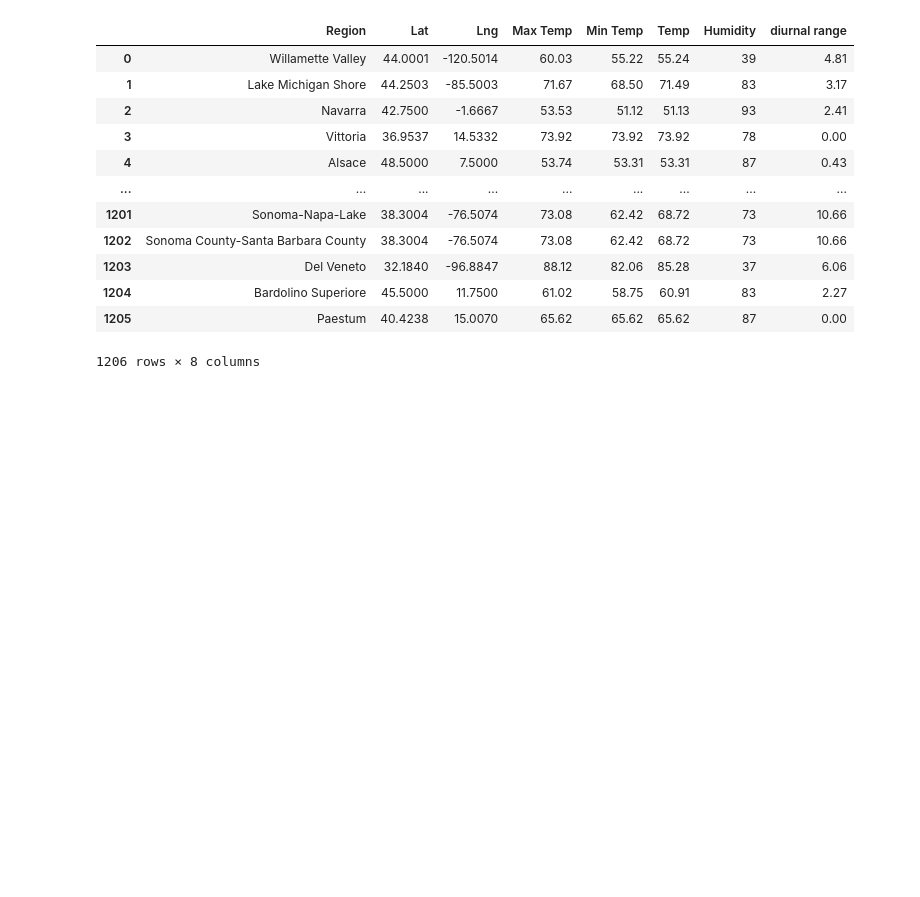
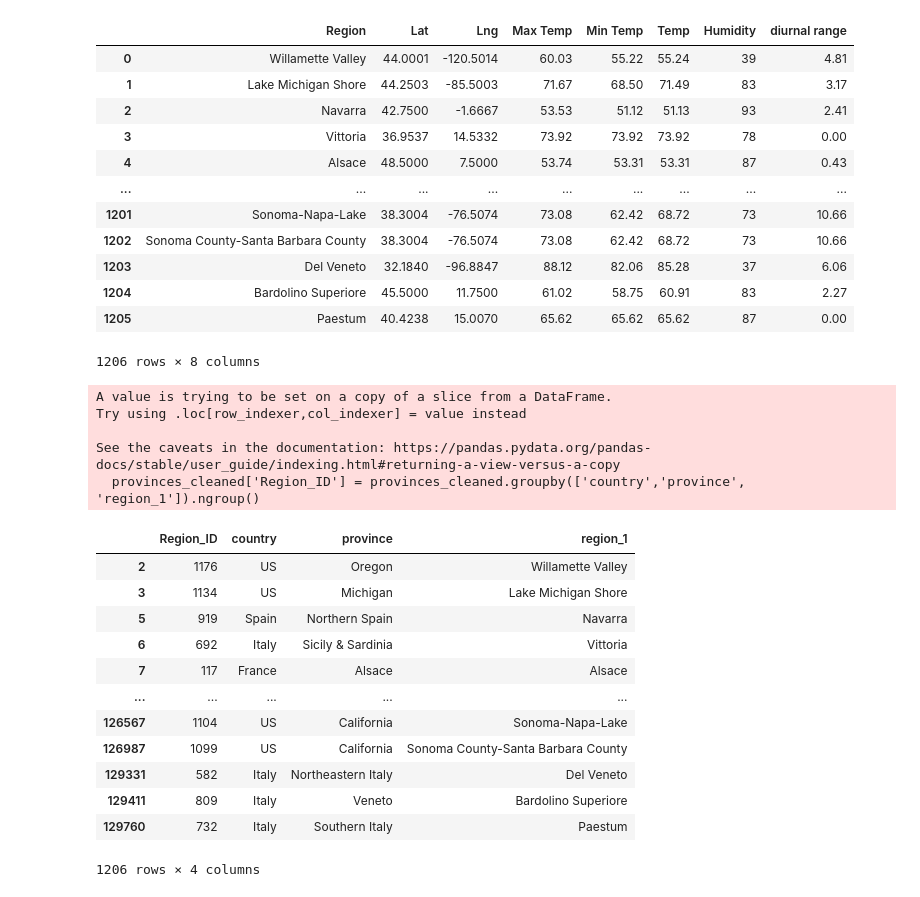
Before and after one commit to J-Schea29/ETL-Project, a Jupyter notebook: Wine_data.ipynb, the cells around one changed output. Cells and saved outputs as stored; diff of their text form; code cells hidden in the pictures; blank space fills up the shorter version.

```diff
--- a/Wine_data.ipynb
+++ b/Wine_data.ipynb
@@ -221,3 +221,26 @@ See the caveats in the documentation: https://pandas.pydata.org/pandas-docs/stab
 | 1204 | Bardolino Superiore | 45.5000 | 11.7500 | 61.02 | 58.75 | 60.91 | 83 | 2.27 |
 | 1205 | Paestum | 40.4238 | 15.0070 | 65.62 | 65.62 | 65.62 | 87 | 0.00 |
 1206 rows × 8 columns
+# %%
+provinces_cleaned['Region_ID'] = provinces_cleaned.groupby(['country','province', 'region_1']).ngroup()
+provinces_cleaned = provinces_cleaned[["Region_ID", "country", "province", "region_1"]]
+provinces_cleaned
+# %% [output]
+A value is trying to be set on a copy of a slice from a DataFrame.
+Try using .loc[row_indexer,col_indexer] = value instead
+
+See the caveats in the documentation: https://pandas.pydata.org/pandas-docs/stable/user_guide/indexing.html#returning-a-view-versus-a-copy
+  provinces_cleaned['Region_ID'] = provinces_cleaned.groupby(['country','province', 'region_1']).ngroup()
+|  | Region_ID | country | province | region_1 |
+| 2 | 1176 | US | Oregon | Willamette Valley |
+| 3 | 1134 | US | Michigan | Lake Michigan Shore |
+| 5 | 919 | Spain | Northern Spain | Navarra |
+| 6 | 692 | Italy | Sicily & Sardinia | Vittoria |
+| 7 | 117 | France | Alsace | Alsace |
+| ... | ... | ... | ... | ... |
+| 126567 | 1104 | US | California | Sonoma-Napa-Lake |
+| 126987 | 1099 | US | California | Sonoma County-Santa Barbara County |
+| 129331 | 582 | Italy | Northeastern Italy | Del Veneto |
+| 129411 | 809 | Italy | Veneto | Bardolino Superiore |
+| 129760 | 732 | Italy | Southern Italy | Paestum |
+1206 rows × 4 columns
```
Also changed, not shown: parts of 2 cells of this notebook.
